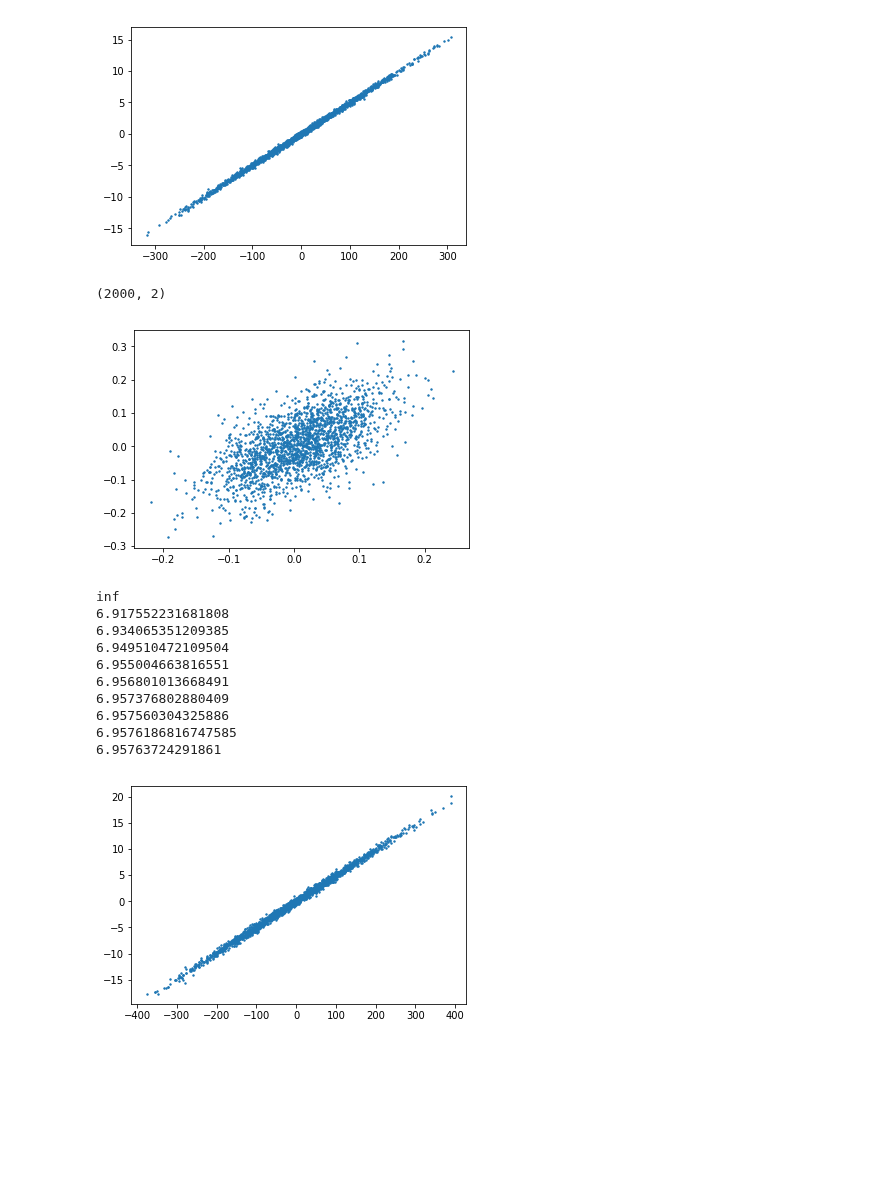
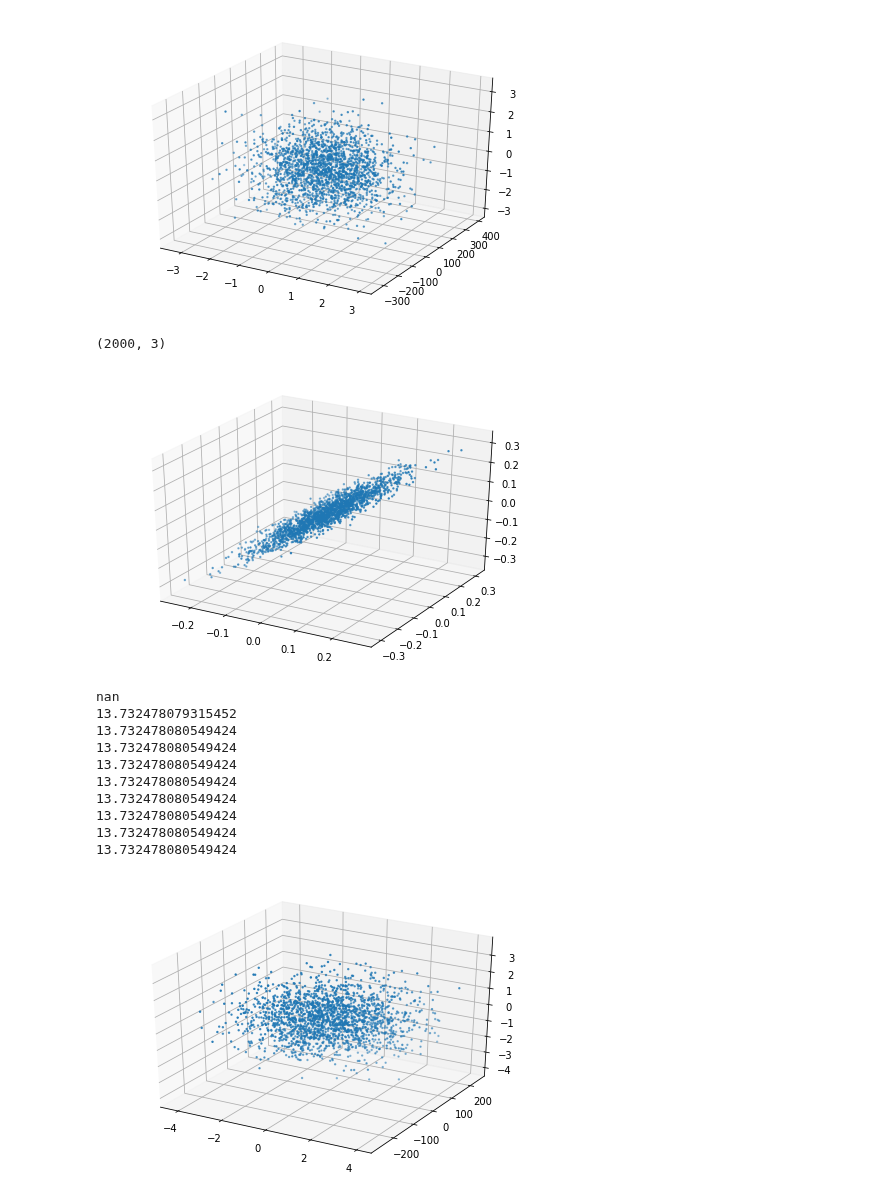
Before and after one commit to zetongqi/machine-learning-demos, a Jupyter notebook: EM_factor_analysis.ipynb, the cells around one changed output. Cells and saved outputs as stored; diff of their text form; code cells hidden in the pictures; blank space fills up the shorter version.

```diff
--- a/EM_factor_analysis.ipynb
+++ b/EM_factor_analysis.ipynb
@@ -5,20 +5,22 @@ import matplotlib.pyplot as plt
 import matplotlib
 from numpy import linalg as LA
 # %%
-d = 2
+d = 3
 m = 2000
 delta = np.eye(d)
-delta[-1, -1] = 500
-delta[-1, 0] = 10000
+delta[1, 0] = 1
+delta[0, 1] = 10000
 X = np.random.multivariate_normal(np.zeros(d), delta, m)
-plt.scatter(X[:, 0], X[:, 1], cmap=matplotlib.colors.ListedColormap("blue"), s=2)
+fig = plt.figure()
+ax = Axes3D(fig)
+ax.scatter(X[:, 0], X[:, 1], X[:, 2], cmap=matplotlib.colors.ListedColormap("blue"), s=2)
 plt.show()
 # %% [output]
-[figure, old version]
+[figure, new version]
 # %%
 X.shape
 # %% [output]
-(2000, 2)
+(2000, 3)
 # %%
 def likelihood(X, lamb, psi, mu):
     m, n = X.shape
@@ -42,11 +44,11 @@ for i in range(num):
 X_gen = np.array(X_gen)
 
 fig = plt.figure()
-#ax = Axes3D(fig)
-plt.scatter(X_gen[:, 0], X_gen[:, 1], cmap=matplotlib.colors.ListedColormap("blue"), s=2)
+ax = Axes3D(fig)
+ax.scatter(X_gen[:, 0], X_gen[:, 1], X_gen[:, 2], cmap=matplotlib.colors.ListedColormap("blue"), s=2)
 plt.show()
 # %% [output]
-[figure, old version]
+[figure, new version]
 # %%
 max_iter = 10000
 
@@ -82,28 +84,28 @@ for i in range(max_iter):
     psi = np.zeros((n, n))
     np.fill_diagonal(psi, np.diag(phi))
 # %% [output]
-inf
-6.917552231681808
-6.934065351209385
-6.949510472109504
-6.955004663816551
-6.956801013668491
-6.957376802880409
-6.957560304325886
-6.9576186816747585
-6.95763724291861
+nan
+13.732478079315452
+13.732478080549424
+13.732478080549424
+13.732478080549424
+13.732478080549424
+13.732478080549424
+13.732478080549424
+13.732478080549424
+13.732478080549424
 # %%
 num = 2000
 z = np.random.multivariate_normal(np.zeros(d), np.eye(d), num)
 X_gen = []
 for i in range(num):
     x = np.random.multivariate_normal(np.dot(lamb, z[i, :]) + mu, psi)
     X_gen.append(x)
 X_gen = np.array(X_gen)
 
 fig = plt.figure()
-#ax = Axes3D(fig)
-plt.scatter(X_gen[:, 0], X_gen[:, 1], cmap=matplotlib.colors.ListedColormap("blue"), s=2)
+ax = Axes3D(fig)
+ax.scatter(X_gen[:, 0], X_gen[:, 1], X_gen[:, 2], cmap=matplotlib.colors.ListedColormap("blue"), s=2)
 plt.show()
 # %% [output]
-[figure, old version]
+[figure, new version]
```
